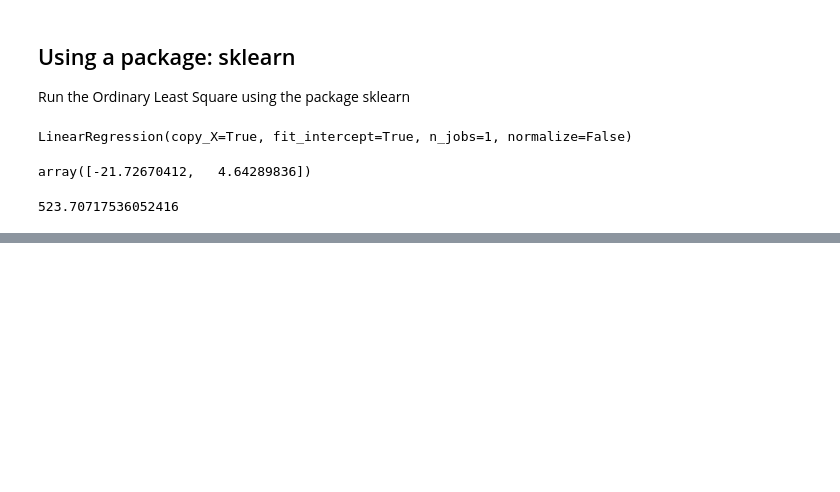
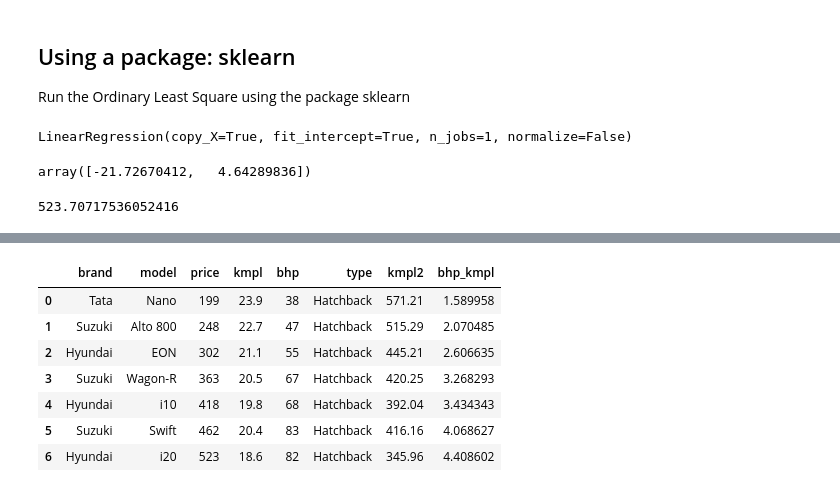
Before and after one commit to amitkaps/hackermath, a Jupyter notebook: Module_2_linear_regression_ols.ipynb, the cells around one changed output, grey strips where cells are left out. Drawn from its saved outputs; the diff is of its cells as text; code cells hidden in the pictures; blank space fills up the shorter version.

```diff
--- a/Module_2_linear_regression_ols.ipynb
+++ b/Module_2_linear_regression_ols.ipynb
@@ -426,0 +493,11 @@ model_sklearn.intercept_
+# %%
+df
+# %% [output]
+|  | brand | model | price | kmpl | bhp | type | kmpl2 | bhp_kmpl |
+| 0 | Tata | Nano | 199 | 23.9 | 38 | Hatchback | 571.21 | 1.589958 |
+| 1 | Suzuki | Alto 800 | 248 | 22.7 | 47 | Hatchback | 515.29 | 2.070485 |
+| 2 | Hyundai | EON | 302 | 21.1 | 55 | Hatchback | 445.21 | 2.606635 |
+| 3 | Suzuki | Wagon-R | 363 | 20.5 | 67 | Hatchback | 420.25 | 3.268293 |
+| 4 | Hyundai | i10 | 418 | 19.8 | 68 | Hatchback | 392.04 | 3.434343 |
+| 5 | Suzuki | Swift | 462 | 20.4 | 83 | Hatchback | 416.16 | 4.068627 |
+| 6 | Hyundai | i20 | 523 | 18.6 | 82 | Hatchback | 345.96 | 4.408602 |
```
Also changed, not shown: parts of 18 cells of this notebook, 1 other file.
